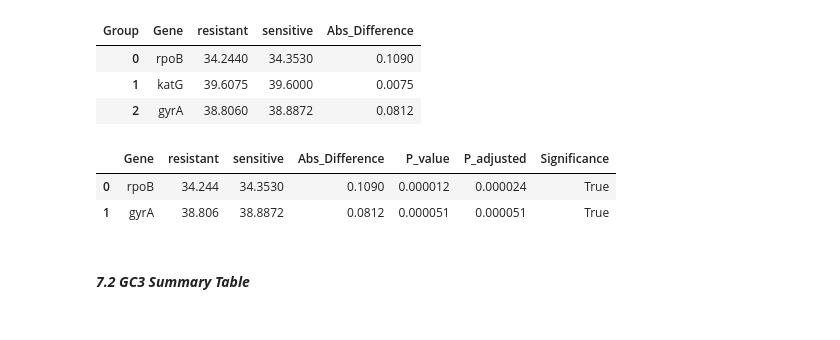
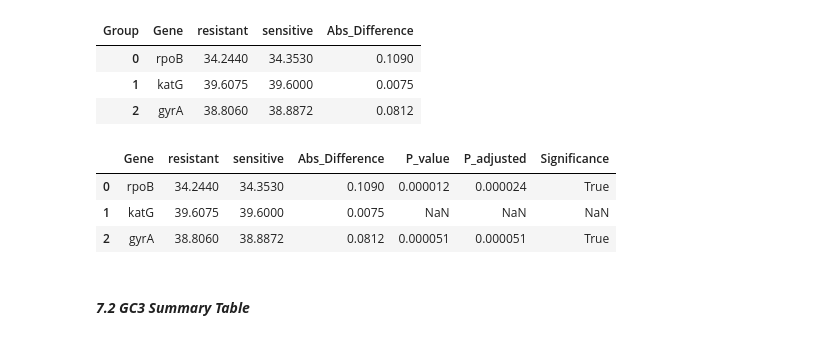
Before and after one commit to ginger-gif-bot/NGS, a Jupyter notebook: python_scripts/stats_plots.ipynb, the cells around one changed output. Drawn from its saved outputs; the diff is of its cells as text; code cells hidden in the pictures.

```diff
--- a/python_scripts/stats_plots.ipynb
+++ b/python_scripts/stats_plots.ipynb
@@ -1201,12 +1201,13 @@ enc_summary_t
 | 1 | katG | 39.6075 | 39.6000 | 0.0075 |
 | 2 | gyrA | 38.8060 | 38.8872 | 0.0812 |
 # %%
-enc_summary_table = enc_summary_t.merge(valid_data_enc[["Gene","P_value","P_adjusted","Significance"]],on="Gene")
+enc_summary_table = enc_summary_t.merge(valid_data_enc[["Gene","P_value","P_adjusted","Significance"]],on="Gene",how="left")
 enc_summary_table
 # %% [output]
 |  | Gene | resistant | sensitive | Abs_Difference | P_value | P_adjusted | Significance |
-| 0 | rpoB | 34.244 | 34.3530 | 0.1090 | 0.000012 | 0.000024 | True |
-| 1 | gyrA | 38.806 | 38.8872 | 0.0812 | 0.000051 | 0.000051 | True |
+| 0 | rpoB | 34.2440 | 34.3530 | 0.1090 | 0.000012 | 0.000024 | True |
+| 1 | katG | 39.6075 | 39.6000 | 0.0075 | NaN | NaN | NaN |
+| 2 | gyrA | 38.8060 | 38.8872 | 0.0812 | 0.000051 | 0.000051 | True |
 # %% [markdown]
 #### ***7.2 GC3 Summary Table***
 # %%
```
Also changed, not shown: parts of 7 cells of this notebook, 2 other files.
